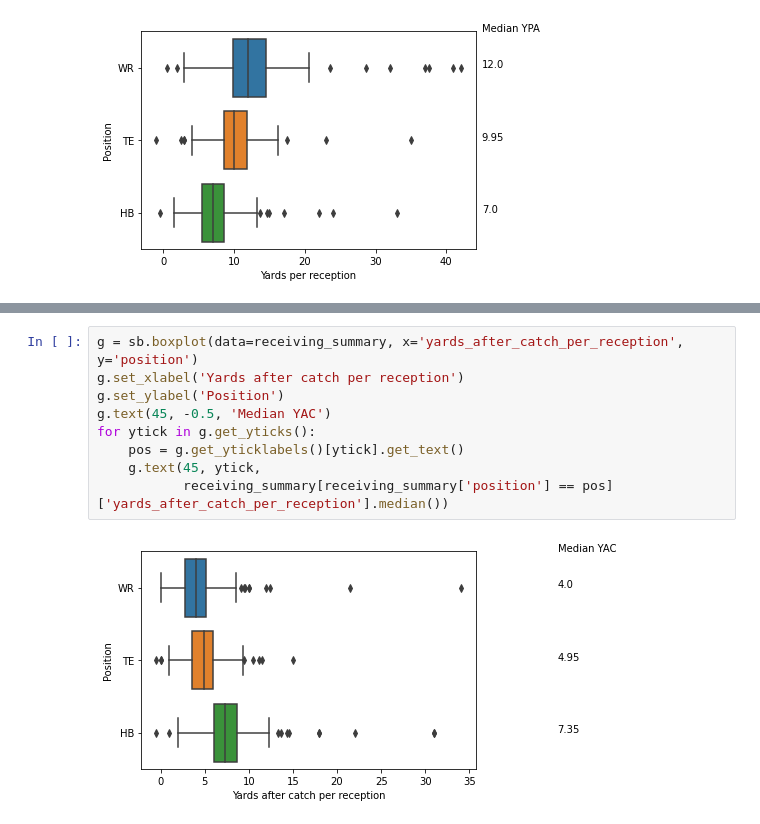
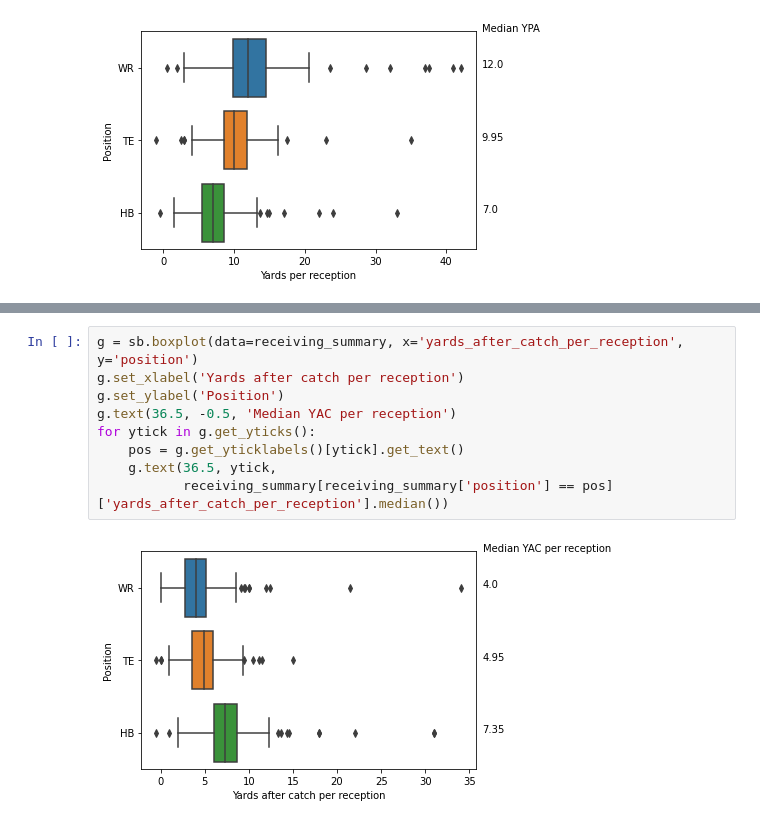
Before and after one commit to kchander92/NYCDSA-Data-Analysis-Project, a Jupyter notebook: Data Analysis Project Krishnan Chander.ipynb, the cells around one changed output, grey strips where cells are left out. Cells and saved outputs as stored; diff of their text form.

```diff
--- a/Data Analysis Project Krishnan Chander.ipynb
+++ b/Data Analysis Project Krishnan Chander.ipynb
@@ -90,11 +109,11 @@ The median YPA statistics show a clear pattern by high-volume positions. Wide re
 # %%
 g = sb.boxplot(data=receiving_summary, x='yards_after_catch_per_reception', y='position')
 g.set_xlabel('Yards after catch per reception')
 g.set_ylabel('Position')
-g.text(45, -0.5, 'Median YAC')
+g.text(36.5, -0.5, 'Median YAC per reception')
 for ytick in g.get_yticks():
     pos = g.get_yticklabels()[ytick].get_text()
-    g.text(45, ytick,
+    g.text(36.5, ytick,
            receiving_summary[receiving_summary['position'] == pos]['yards_after_catch_per_reception'].median())
 # %% [output]
-[figure, old version]
+[figure, new version]
```
Also changed, not shown: parts of 9 cells of this notebook.
